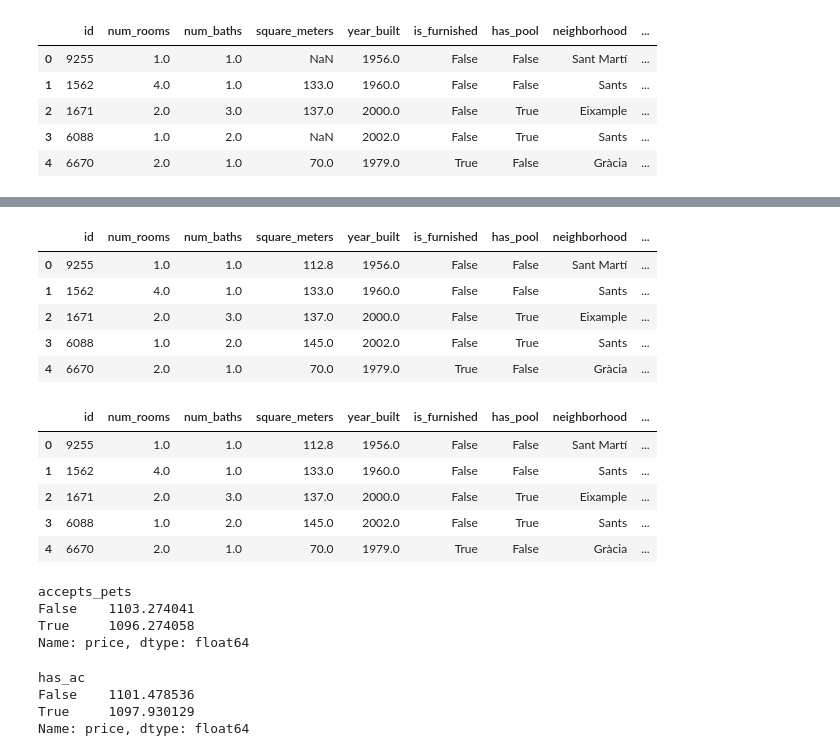
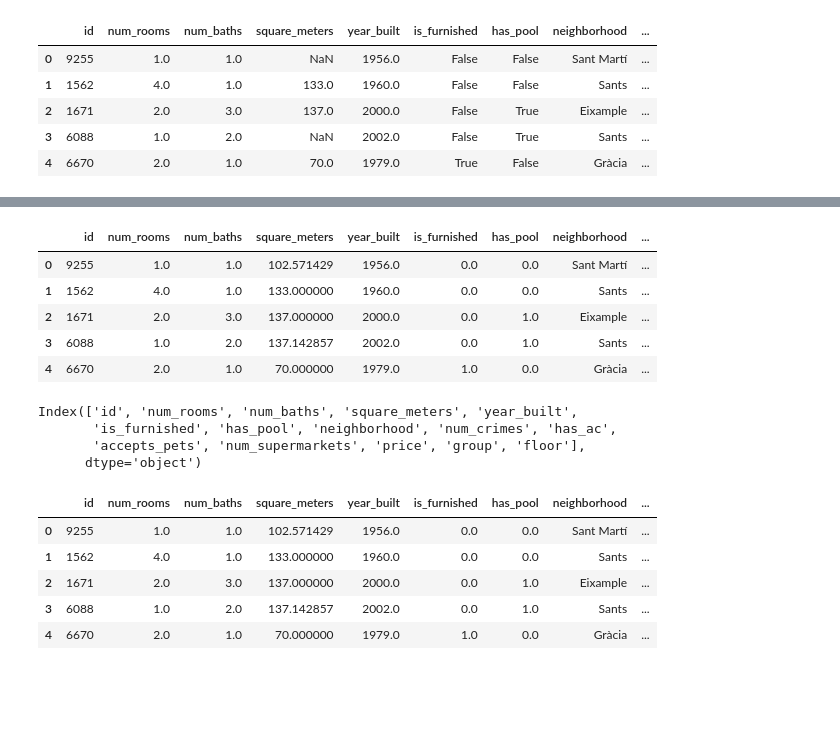
Before and after one commit to viktoriia-yuzkiv/Predicting-Apartment-Prices-in-Barcelona, a Jupyter notebook: Predicting Apartment Prices in Barcelona 2023.ipynb, the cells around one changed output, grey strips where cells are left out. Drawn from its saved outputs; the diff is of its cells as text; code cells hidden in the pictures; blank space fills up the shorter version.

```diff
--- a/Predicting Apartment Prices in Barcelona 2023.ipynb
+++ b/Predicting Apartment Prices in Barcelona 2023.ipynb
@@ -230,0 +255,2 @@ plt.show()
+# %%
+df = pd.concat([df_train, df_test], ignore_index=True)
@@ -234,7 +268,7 @@ plt.show()
 def drop_columns(df, column_names):
     return df.drop(column_names, axis=1)
 
-df = drop_columns(df, ['door', 'num_supermarkets', 'orientation'])
+df = drop_columns(df, ['door', 'orientation'])
 # %%
 # Replace negative values from square_meters and high values from num_rooms with nan
 
@@ -263,7 +297,7 @@ def replace_outliers(df, columns):
     return df
 
 # Specify the columns for which you want to replace outliers with NaN
-columns_to_replace_outliers = ['num_rooms', 'num_baths', 'square_meters', 'year_built', 'num_crimes', 'price', 'floor']
+columns_to_replace_outliers = ['num_rooms', 'num_baths', 'square_meters', 'year_built', 'num_crimes', 'floor', 'price', 'num_supermarkets']
 
 df = replace_outliers(df, columns_to_replace_outliers)
 df.head()
@@ -274,3 +308,14 @@ df.head()
 | 2 | 1671 | 2.0 | 3.0 | 137.0 | 2000.0 | False | True | Eixample | ... |
 | 3 | 6088 | 1.0 | 2.0 | NaN | 2002.0 | False | True | Sants | ... |
 | 4 | 6670 | 2.0 | 1.0 | 70.0 | 1979.0 | True | False | Gràcia | ... |
+# %%
+def bolean_to_int(df):
+    # Replace True/False with 1/0
+    df["is_furnished"] =  df["is_furnished"].replace({True: 1, False: 0})
+    df["has_pool"] = df["has_pool"].replace({True: 1, False: 0})
+    df["has_ac"] = df["has_ac"].replace({True: 1, False: 0})
+    df["accepts_pets"] = df["accepts_pets"].replace({True: 1, False: 0})
+    return df
+
+df = bolean_to_int(df)
+df.head()
@@ -277,38 +329,47 @@ df.head()
 # %%
-def impute_missing_values(df, numerical_columns):
+def impute_missing_values(df_to_impute, columns):
     # Initialize the StandardScaler to standardize the numerical columns
     scaler = StandardScaler()
 
     # Fit and transform the scaler on the selected numerical columns
-    df[numerical_columns] = scaler.fit_transform(df[numerical_columns])
+    df_to_impute[columns] = scaler.fit_transform(df_to_impute[columns])
 
     # Initialize the KNNImputer with the number of neighbors (k) you prefer
-    knn_imputer = KNNImputer(n_neighbors=5)  # You can adjust the value of 'n_neighbors'
+    knn_imputer = KNNImputer(n_neighbors=7)  # You can adjust the value of 'n_neighbors'
 
     # Fit and transform the imputer on the standardized numerical columns
-    df[numerical_columns] = knn_imputer.fit_transform(df[numerical_columns])
+    df_to_impute[columns] = knn_imputer.fit_transform(df_to_impute[columns])
 
     # Inverse transform the standardized data to get the imputed values back to the original scale
-    df[numerical_columns] = scaler.inverse_transform(df[numerical_columns])
+    df_to_impute[columns] = scaler.inverse_transform(df_to_impute[columns])
 
-    return df
+    return df_to_impute
 
 # Select the numerical columns you want to impute missing values for
-numerical_columns = ['num_rooms', 'num_baths', 'square_meters', 'year_built', 'num_crimes',  'floor', 'price']
+numerical_columns = ['num_rooms', 'num_baths', 'square_meters', 'year_built',
+                     'num_crimes',  'floor', 'is_furnished', 'has_pool', 'has_ac', 'accepts_pets', 'price']
+
 df = impute_missing_values(df, numerical_columns)
 df.head()
 # %% [output]
 |  | id | num_rooms | num_baths | square_meters | year_built | is_furnished | has_pool | neighborhood | ... |
-| 0 | 9255 | 1.0 | 1.0 | 112.8 | 1956.0 | False | False | Sant Martí | ... |
-| 1 | 1562 | 4.0 | 1.0 | 133.0 | 1960.0 | False | False | Sants | ... |
-| 2 | 1671 | 2.0 | 3.0 | 137.0 | 2000.0 | False | True | Eixample | ... |
-| 3 | 6088 | 1.0 | 2.0 | 145.0 | 2002.0 | False | True | Sants | ... |
-| 4 | 6670 | 2.0 | 1.0 | 70.0 | 1979.0 | True | False | Gràcia | ... |
+| 0 | 9255 | 1.0 | 1.0 | 102.571429 | 1956.0 | 0.0 | 0.0 | Sant Martí | ... |
+| 1 | 1562 | 4.0 | 1.0 | 133.000000 | 1960.0 | 0.0 | 0.0 | Sants | ... |
+| 2 | 1671 | 2.0 | 3.0 | 137.000000 | 2000.0 | 0.0 | 1.0 | Eixample | ... |
+| 3 | 6088 | 1.0 | 2.0 | 137.142857 | 2002.0 | 0.0 | 1.0 | Sants | ... |
+| 4 | 6670 | 2.0 | 1.0 | 70.000000 | 1979.0 | 1.0 | 0.0 | Gràcia | ... |
+# %%
+df.columns
+# %% [output]
+Index(['id', 'num_rooms', 'num_baths', 'square_meters', 'year_built',
+       'is_furnished', 'has_pool', 'neighborhood', 'num_crimes', 'has_ac',
+       'accepts_pets', 'num_supermarkets', 'price', 'group', 'floor'],
+      dtype='object')
 # %%
 def impute_categorical_columns(df):
 
     # List of categorical and boolean column names
-    categorical_columns = ['is_furnished', 'has_pool', 'neighborhood', 'has_ac', 'accepts_pets']
+    categorical_columns = ['neighborhood']
 
     # Perform mode imputation for each categorical and boolean column
     for column_name in categorical_columns:
@@ -321,22 +382,8 @@ df = impute_categorical_columns(df)
 df.head()
 # %% [output]
 |  | id | num_rooms | num_baths | square_meters | year_built | is_furnished | has_pool | neighborhood | ... |
-| 0 | 9255 | 1.0 | 1.0 | 112.8 | 1956.0 | False | False | Sant Martí | ... |
-| 1 | 1562 | 4.0 | 1.0 | 133.0 | 1960.0 | False | False | Sants | ... |
-| 2 | 1671 | 2.0 | 3.0 | 137.0 | 2000.0 | False | True | Eixample | ... |
-| 3 | 6088 | 1.0 | 2.0 | 145.0 | 2002.0 | False | True | Sants | ... |
-| 4 | 6670 | 2.0 | 1.0 | 70.0 | 1979.0 | True | False | Gràcia | ... |
+| 0 | 9255 | 1.0 | 1.0 | 102.571429 | 1956.0 | 0.0 | 0.0 | Sant Martí | ... |
+| 1 | 1562 | 4.0 | 1.0 | 133.000000 | 1960.0 | 0.0 | 0.0 | Sants | ... |
+| 2 | 1671 | 2.0 | 3.0 | 137.000000 | 2000.0 | 0.0 | 1.0 | Eixample | ... |
+| 3 | 6088 | 1.0 | 2.0 | 137.142857 | 2002.0 | 0.0 | 1.0 | Sants | ... |
+| 4 | 6670 | 2.0 | 1.0 | 70.000000 | 1979.0 | 1.0 | 0.0 | Gràcia | ... |
-# %%
-df.groupby('accepts_pets')['price'].mean()
-# %% [output]
-accepts_pets
-False    1103.274041
-True     1096.274058
-Name: price, dtype: float64
-# %%
-df.groupby('has_ac')['price'].mean()
-# %% [output]
-has_ac
-False    1101.478536
-True     1097.930129
-Name: price, dtype: float64
```
Also changed, not shown: parts of 43 cells of this notebook.
